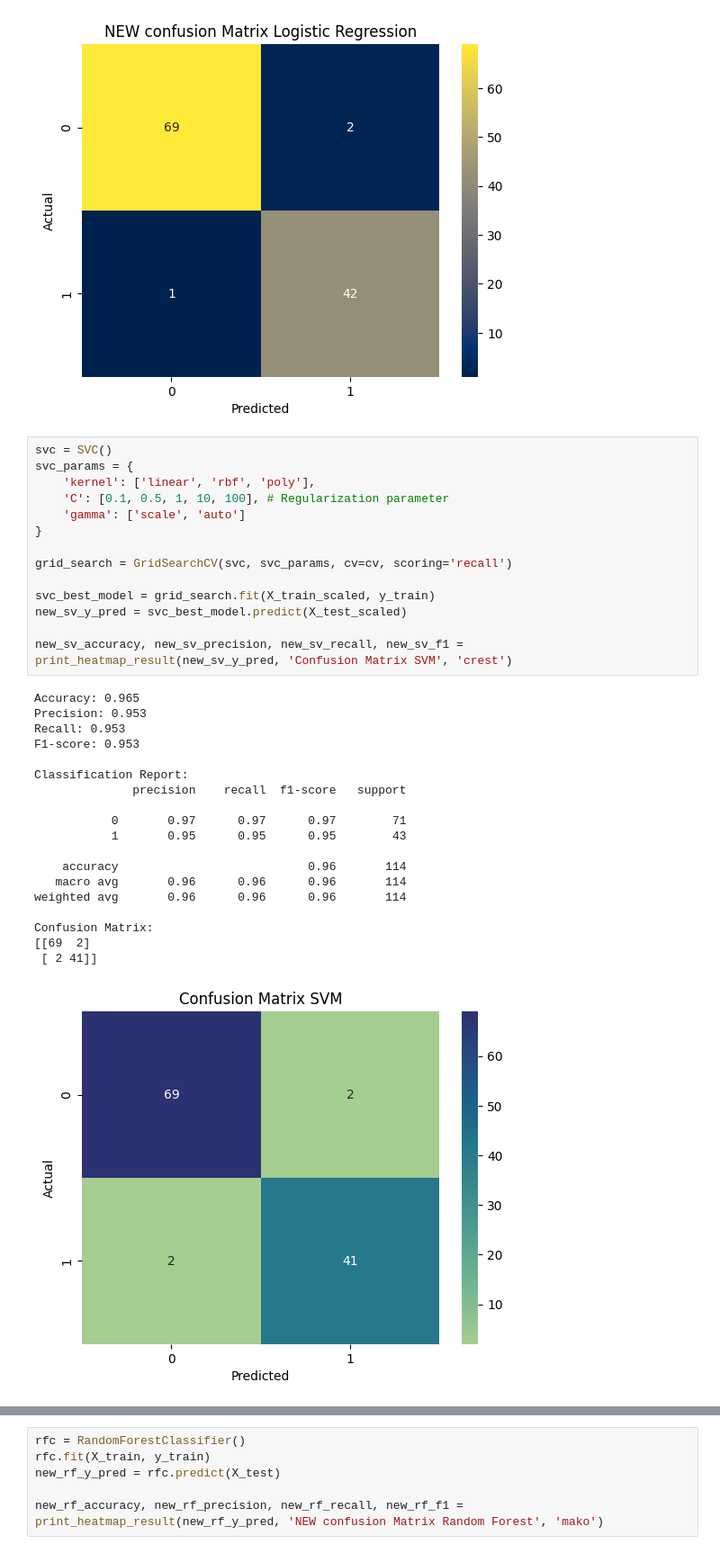
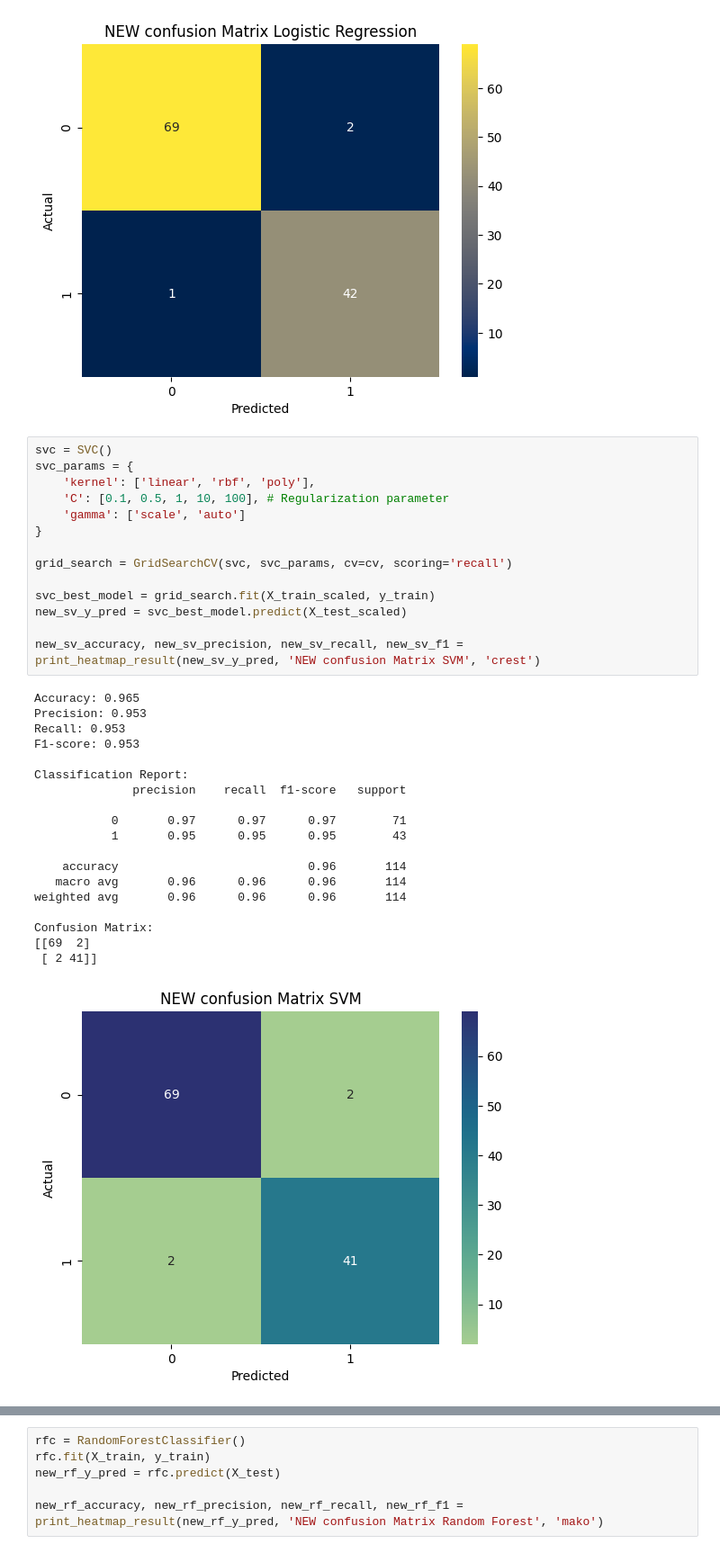
Before and after one commit to minhleathvn/01-supervised-learning, a Jupyter notebook: breast_cancer.ipynb, the cells around one changed output, grey strips where cells are left out. Shown at 90% size. Saved outputs shown, nothing was run; the diff lists cells and outputs as text.

```diff
--- a/breast_cancer.ipynb
+++ b/breast_cancer.ipynb
@@ -845,35 +845,35 @@ svc = SVC()
 svc_params = {
     'kernel': ['linear', 'rbf', 'poly'],
     'C': [0.1, 0.5, 1, 10, 100], # Regularization parameter
     'gamma': ['scale', 'auto']
 }
 
 grid_search = GridSearchCV(svc, svc_params, cv=cv, scoring='recall')
 
 svc_best_model = grid_search.fit(X_train_scaled, y_train)
 new_sv_y_pred = svc_best_model.predict(X_test_scaled)
 
-new_sv_accuracy, new_sv_precision, new_sv_recall, new_sv_f1 = print_heatmap_result(new_sv_y_pred, 'Confusion Matrix SVM', 'crest')
+new_sv_accuracy, new_sv_precision, new_sv_recall, new_sv_f1 = print_heatmap_result(new_sv_y_pred, 'NEW confusion Matrix SVM', 'crest')
 # %% [output]
 Accuracy: 0.965
 Precision: 0.953
 Recall: 0.953
 F1-score: 0.953
 
 Classification Report:
               precision    recall  f1-score   support
 
            0       0.97      0.97      0.97        71
            1       0.95      0.95      0.95        43
 
     accuracy                           0.96       114
    macro avg       0.96      0.96      0.96       114
 weighted avg       0.96      0.96      0.96       114
 
 Confusion Matrix:
 [[69  2]
  [ 2 41]]
-[figure, old version]
+[figure, new version]
 # %%
 dtc = DecisionTreeClassifier()
 dtc_params = {
```
Also changed, not shown: parts of 7 cells of this notebook.
